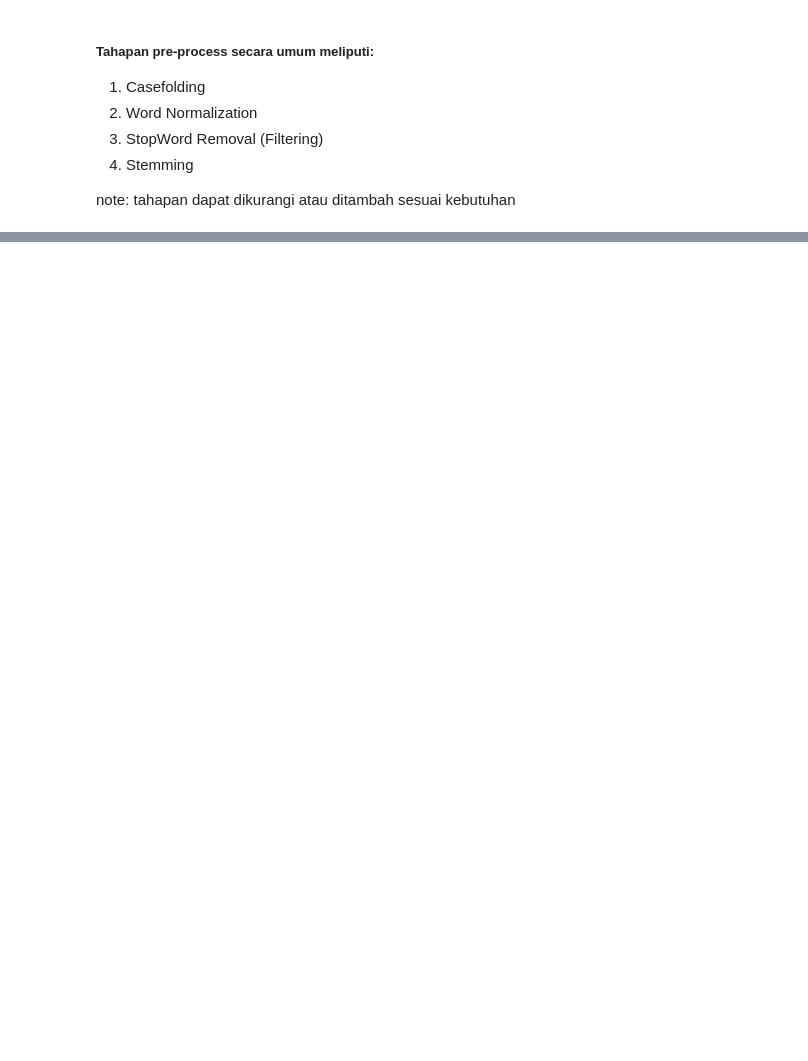
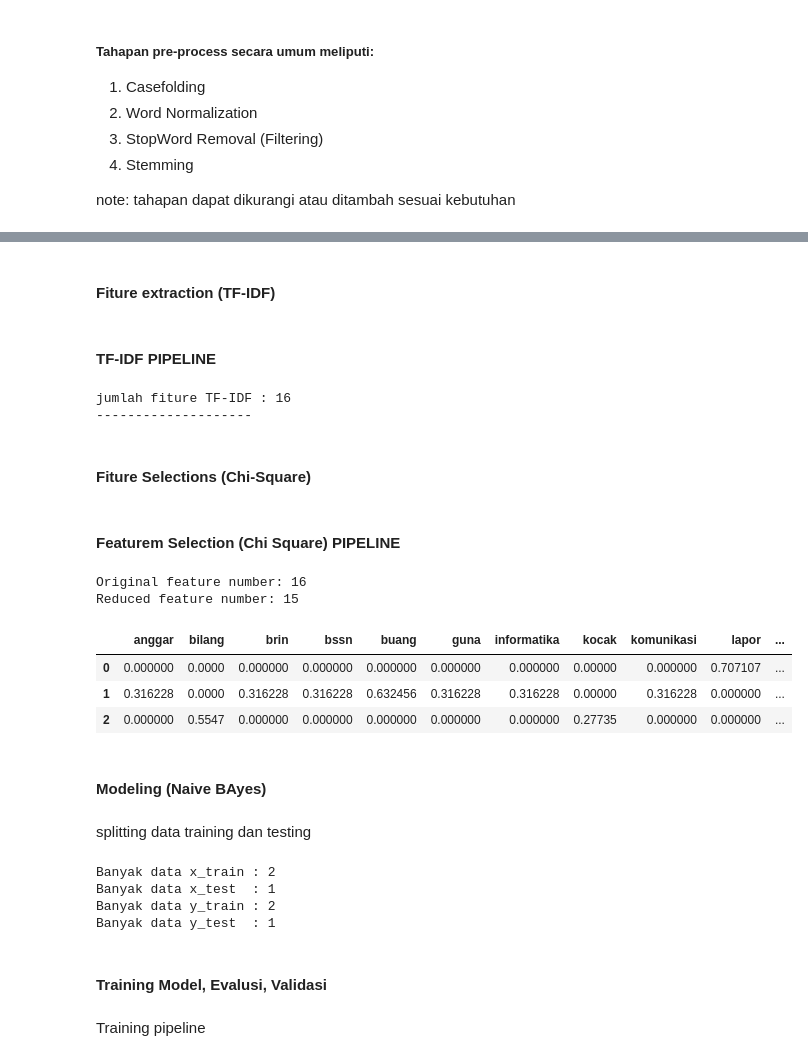
Before and after one commit to Sekhudin/police-sentiment-analysis, a Jupyter notebook: sentimen_analisis.ipynb, the cells around one changed output, grey strips where cells are left out. Cells and saved outputs as stored; diff of their text form; code cells hidden in the pictures; blank space fills up the shorter version.

```diff
--- a/sentimen_analisis.ipynb
+++ b/sentimen_analisis.ipynb
@@ -167,7 +306,0 @@ print(vec_TF_IDF.get_feature_names())
-# %%
-#Lihat data tabular yang menggunakan metode TF-IDF
-#Data ini siap untuk dimasukkan dalam proses machine learning
-
-x1 = vec_TF_IDF.transform(X).toarray()
-data_tabular_tf_idf= pd.DataFrame(x1,columns=vec_TF_IDF.get_feature_names_out())
-data_tabular_tf_idf
@@ -187,0 +321,2 @@ data_tabular_tf_idf
+# %% [markdown]
+#### Fiture extraction (TF-IDF)
@@ -187,0 +349,11 @@ data_tabular_tf_idf
+# %% [markdown]
+#### TF-IDF PIPELINE
+# %%
+X, y = GEN_FEATURE_XY(dataFrame=df)
+vec_TF_IDF, x_tf_idf = EXTRACT_FEATURE(xFeature = X)
+tabular_TF_IDF = VEC_TABULAR(vector=vec_TF_IDF, xFeature=X)
+# %% [output]
+jumlah fiture TF-IDF : 16
+--------------------
+# %% [markdown]
+#### Fiture Selections (Chi-Square)
@@ -187,0 +398,49 @@ data_tabular_tf_idf
+# %% [markdown]
+#### Featurem Selection (Chi Square) PIPELINE
+# %%
+# Seleksi fiture --> meggenerate chi-feature dan X-bet_nya
+chi2_features, X_best_features, X_best_features_table = CHI_SELECT_FEATURE(
+    vector=vec_TF_IDF,
+    k=15
+)
+
+# newFeature --> menggenerate feature barui berdasarkan vecTF_IDF dan chi_feature
+selected_feature, vocab_selected_feature = GENERATE_NEWFEATURE(
+    vector=vec_TF_IDF, chi2Feature=chi2_features)
+# Menyimpan vektor dari vocabulary di atas dalam bentuk pickle (.pkl)
+pickle.dump(vocab_selected_feature, open(
+    LOC_SAVED_VOCAB_FEATURE, "wb"))
+# %% [output]
+Original feature number: 16
+Reduced feature number: 15
+# %%
+data_selected_feature = pd.DataFrame(X_best_features, columns=selected_feature)
+data_selected_feature
+# %% [output]
+|  | anggar | bilang | brin | bssn | buang | guna | informatika | kocak | komunikasi | lapor | ... |
+| 0 | 0.000000 | 0.0000 | 0.000000 | 0.000000 | 0.000000 | 0.000000 | 0.000000 | 0.00000 | 0.000000 | 0.707107 | ... |
+| 1 | 0.316228 | 0.0000 | 0.316228 | 0.316228 | 0.632456 | 0.316228 | 0.316228 | 0.00000 | 0.316228 | 0.000000 | ... |
+| 2 | 0.000000 | 0.5547 | 0.000000 | 0.000000 | 0.000000 | 0.000000 | 0.000000 | 0.27735 | 0.000000 | 0.000000 | ... |
+# %% [markdown]
+#### Modeling (Naive BAyes)
+# %% [markdown]
+splitting data training dan testing
+# %%
+# definisi variabel input dan target
+feat_input = X_best_features
+feat_target = df['Label']
+#Memisihkan data training dan data testing dengan perbandingan 80:20
+x_train, x_test, y_train, y_test = train_test_split(feat_input, feat_target, test_size=0.2, random_state=0)
+
+#print
+print('Banyak data x_train :',len(x_train))
+print('Banyak data x_test  :',len(x_test))
+print('Banyak data y_train :',len(y_train))
+print('Banyak data y_test  :',len(y_test))
+# %% [output]
+Banyak data x_train : 2
+Banyak data x_test  : 1
+Banyak data y_train : 2
+Banyak data y_test  : 1
+# %% [markdown]
+#### Training Model, Evalusi, Validasi
@@ -187,0 +525,2 @@ data_tabular_tf_idf
+# %% [markdown]
+Training pipeline
```
Also changed, not shown: parts of 27 cells of this notebook, 4 other files.
